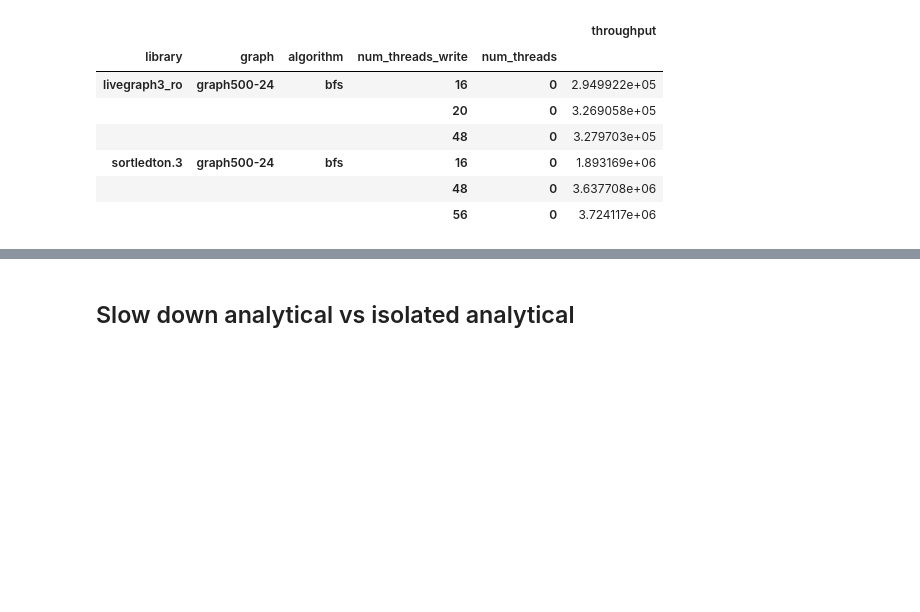
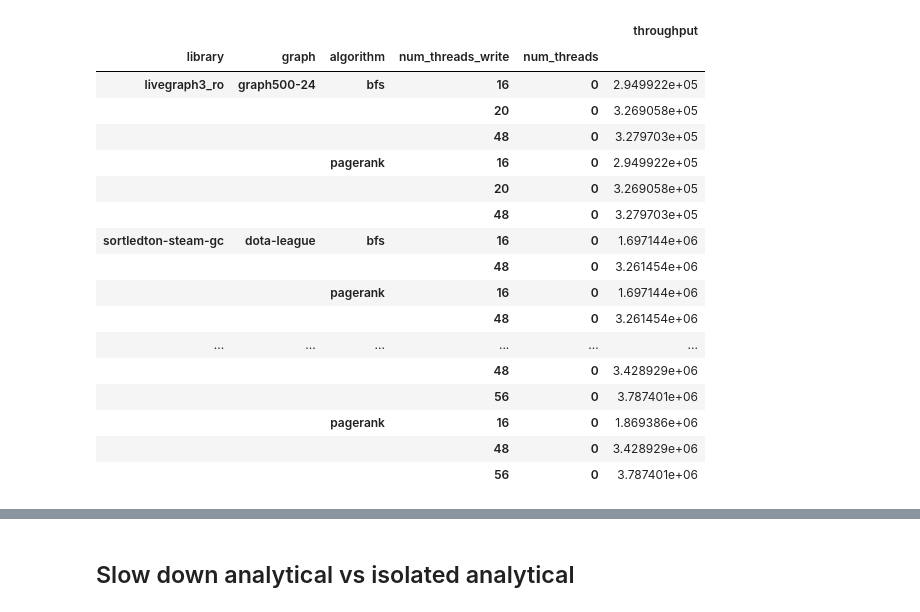
Before and after one commit to PerFuchs/gfe_notebooks, a Jupyter notebook: mixed-experiment.ipynb, the cells around one changed output, grey strips where cells are left out. Cells and saved outputs as stored; diff of their text form; code cells hidden in the pictures; blank space fills up the shorter version.

```diff
--- a/mixed-experiment.ipynb
+++ b/mixed-experiment.ipynb
@@ -106,16 +83,29 @@ data_analytics_isolated_grouped
 # %%
 throughput_isoloated = common.import_gfe_dbms("view_updates_mean", "data/new.sqlite3").query("is_mixed_workload == 0").query(experiments)
 throughput_isoloated["num_threads"] = 0
+throughput_isoloated_pr = copy.copy(throughput_isoloated)
+throughput_isoloated_pr ["algorithm"] = "pagerank"
 throughput_isoloated["algorithm"] = "bfs"
-throughput_isoloated = throughput_isoloated.groupby(["library", "graph", "algorithm", "num_threads_write", "num_threads"]).agg(throughput=("average_throughput", "mean"))
-throughput_isoloated
+co = pd.concat([throughput_isoloated, throughput_isoloated_pr])
+throughput_isoloated_grouped = co.groupby(["library", "graph", "algorithm", "num_threads_write", "num_threads"]).agg(throughput=("average_throughput", "mean"))
+throughput_isoloated_grouped
 # %% [output]
 |  |  |  |  |  | throughput |
 | library | graph | algorithm | num_threads_write | num_threads |  |
 | livegraph3_ro | graph500-24 | bfs | 16 | 0 | 2.949922e+05 |
 |  |  |  | 20 | 0 | 3.269058e+05 |
 |  |  |  | 48 | 0 | 3.279703e+05 |
-| sortledton.3 | graph500-24 | bfs | 16 | 0 | 1.893169e+06 |
-|  |  |  | 48 | 0 | 3.637708e+06 |
-|  |  |  | 56 | 0 | 3.724117e+06 |
+|  |  | pagerank | 16 | 0 | 2.949922e+05 |
+|  |  |  | 20 | 0 | 3.269058e+05 |
+|  |  |  | 48 | 0 | 3.279703e+05 |
+| sortledton-steam-gc | dota-league | bfs | 16 | 0 | 1.697144e+06 |
+|  |  |  | 48 | 0 | 3.261454e+06 |
+|  |  | pagerank | 16 | 0 | 1.697144e+06 |
+|  |  |  | 48 | 0 | 3.261454e+06 |
+| ... | ... | ... | ... | ... | ... |
+|  |  |  | 48 | 0 | 3.428929e+06 |
+|  |  |  | 56 | 0 | 3.787401e+06 |
+|  |  | pagerank | 16 | 0 | 1.869386e+06 |
+|  |  |  | 48 | 0 | 3.428929e+06 |
+|  |  |  | 56 | 0 | 3.787401e+06 |
 # %%
```
Also changed, not shown: parts of 17 cells of this notebook.
